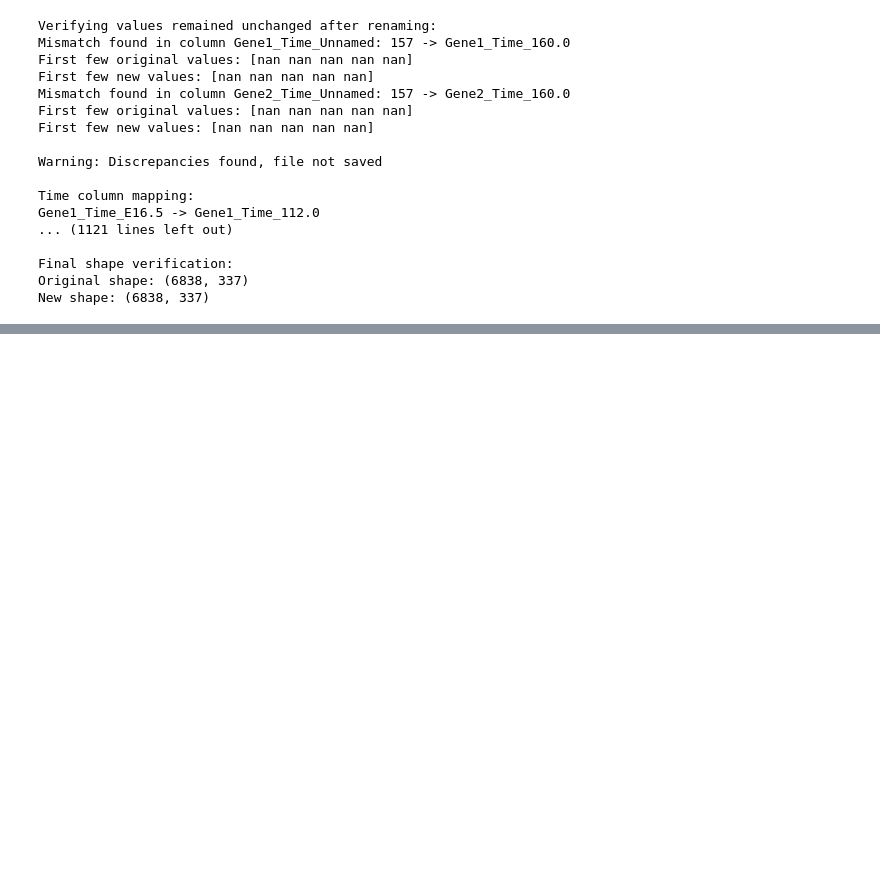
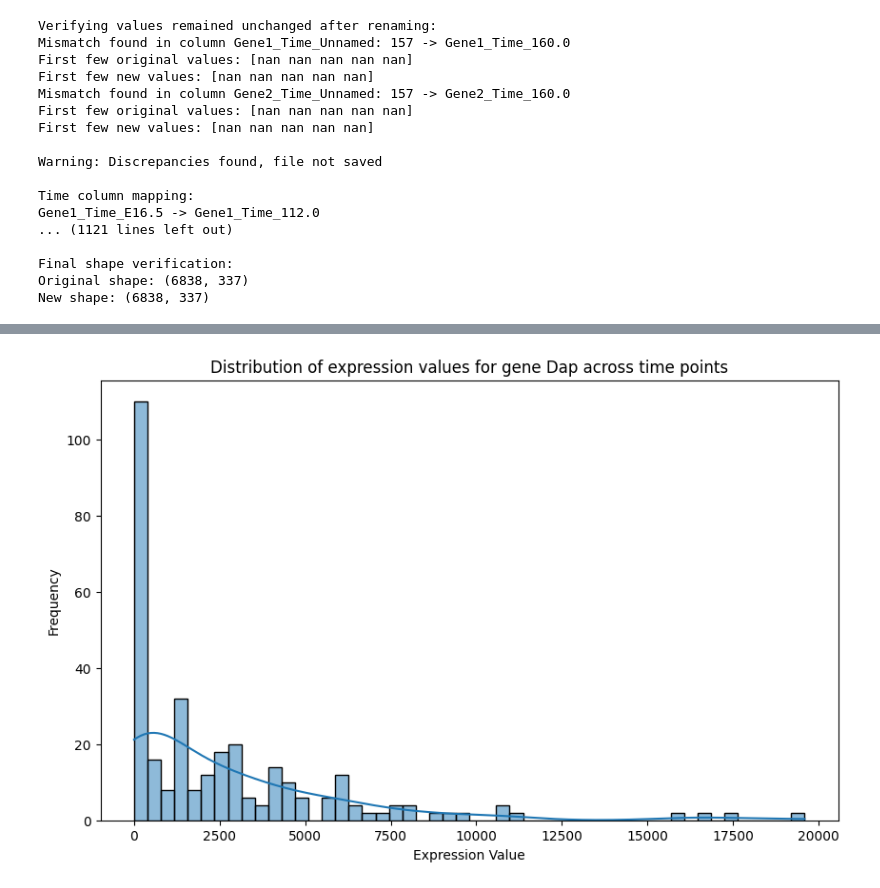
Before and after one commit to beyzoskaya/timeSeries_HiC, a Jupyter notebook: csv convert.ipynb, the cells around one changed output, grey strips where cells are left out. Saved outputs shown, nothing was run; the diff lists cells and outputs as text; code cells hidden in the pictures; blank space fills up the shorter version.

```diff
--- a/csv convert.ipynb
+++ b/csv convert.ipynb
@@ -2298,0 +2785,11 @@ New shape: (6838, 335)
+# %%
+gene = 'Dap'
+
+plt.figure(figsize=(10, 6))
+sns.histplot(df[df['Gene1'] == gene][expression_columns].values.flatten(), bins=50, kde=True)
+plt.title(f'Distribution of expression values for gene {gene} across time points')
+plt.xlabel('Expression Value')
+plt.ylabel('Frequency')
+plt.show()
+# %% [output]
+[figure, added]
```
Also changed, not shown: parts of 35 cells of this notebook.
